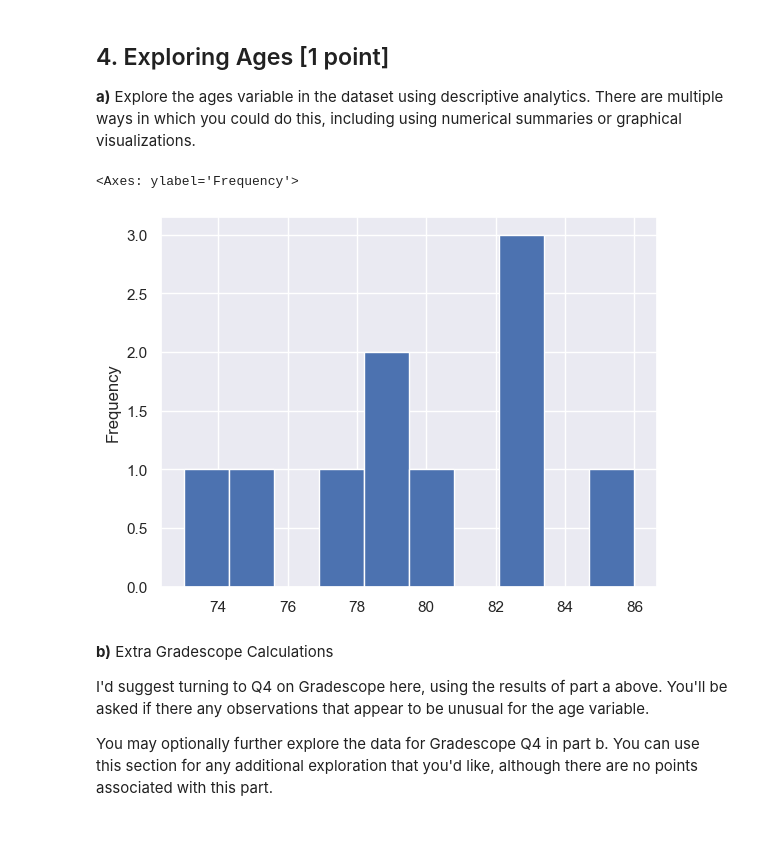
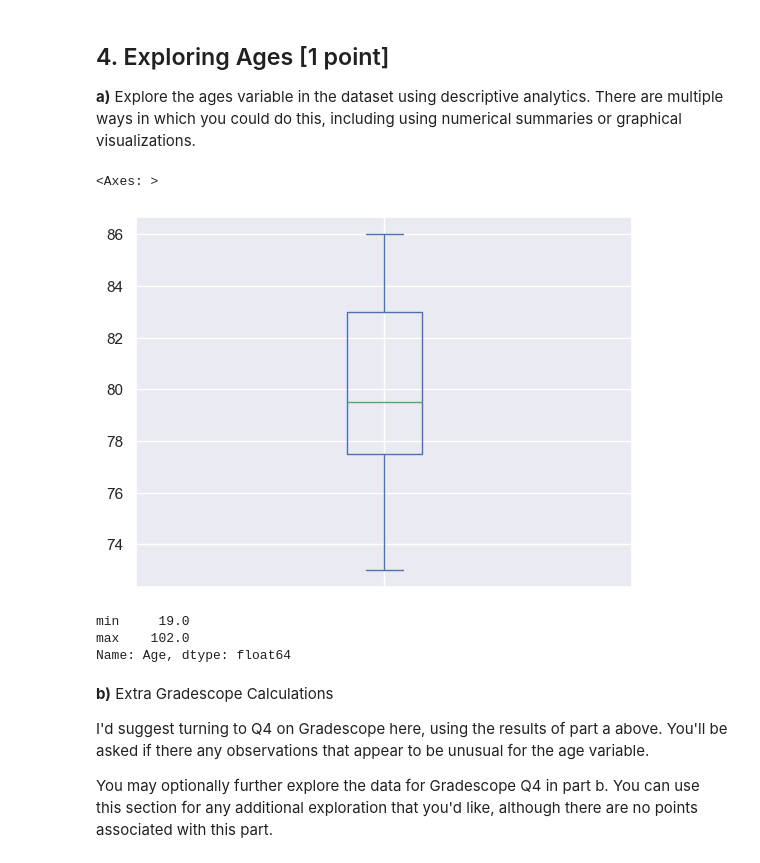
Before and after one commit to MatthewMandhyan/Stat207_clone, a Jupyter notebook: homework_01/homework_01.ipynb, the cells around one changed output. Drawn from its saved outputs; the diff is of its cells as text; code cells hidden in the pictures; blank space fills up the shorter version.

```diff
--- a/homework_01/homework_01.ipynb
+++ b/homework_01/homework_01.ipynb
@@ -106,10 +115,16 @@ I don't anticipate a need to perform any more calculations or analyses for this
 
 **a)** Explore the ages variable in the dataset using descriptive analytics.  There are multiple ways in which you could do this, including using numerical summaries or graphical visualizations.
 # %%
-df.groupby('Age').size().sort_values(ascending=False).head(10).plot(kind='hist')
+df.groupby('Age').size().sort_values(ascending=False).head(10).plot(kind='box')
 # %% [output]
-<Axes: ylabel='Frequency'>
+<Axes: >
-[figure, old version]
+[figure, new version]
+# %%
+df['Age'].agg(['min', 'max'])
+# %% [output]
+min     19.0
+max    102.0
+Name: Age, dtype: float64
 # %% [markdown]
 **b)** Extra Gradescope Calculations
 
```
Also changed, not shown: parts of 6 cells of this notebook.
